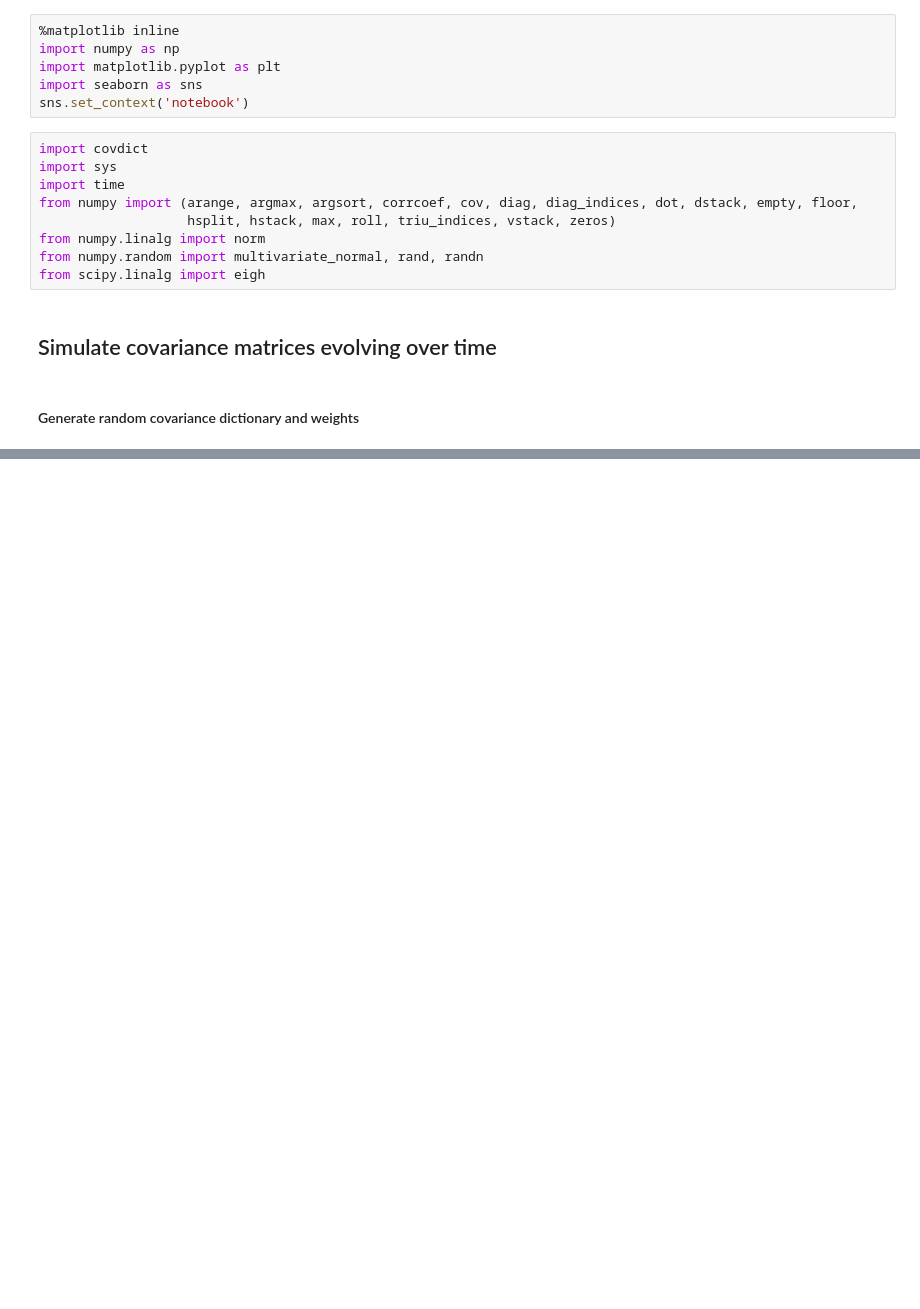
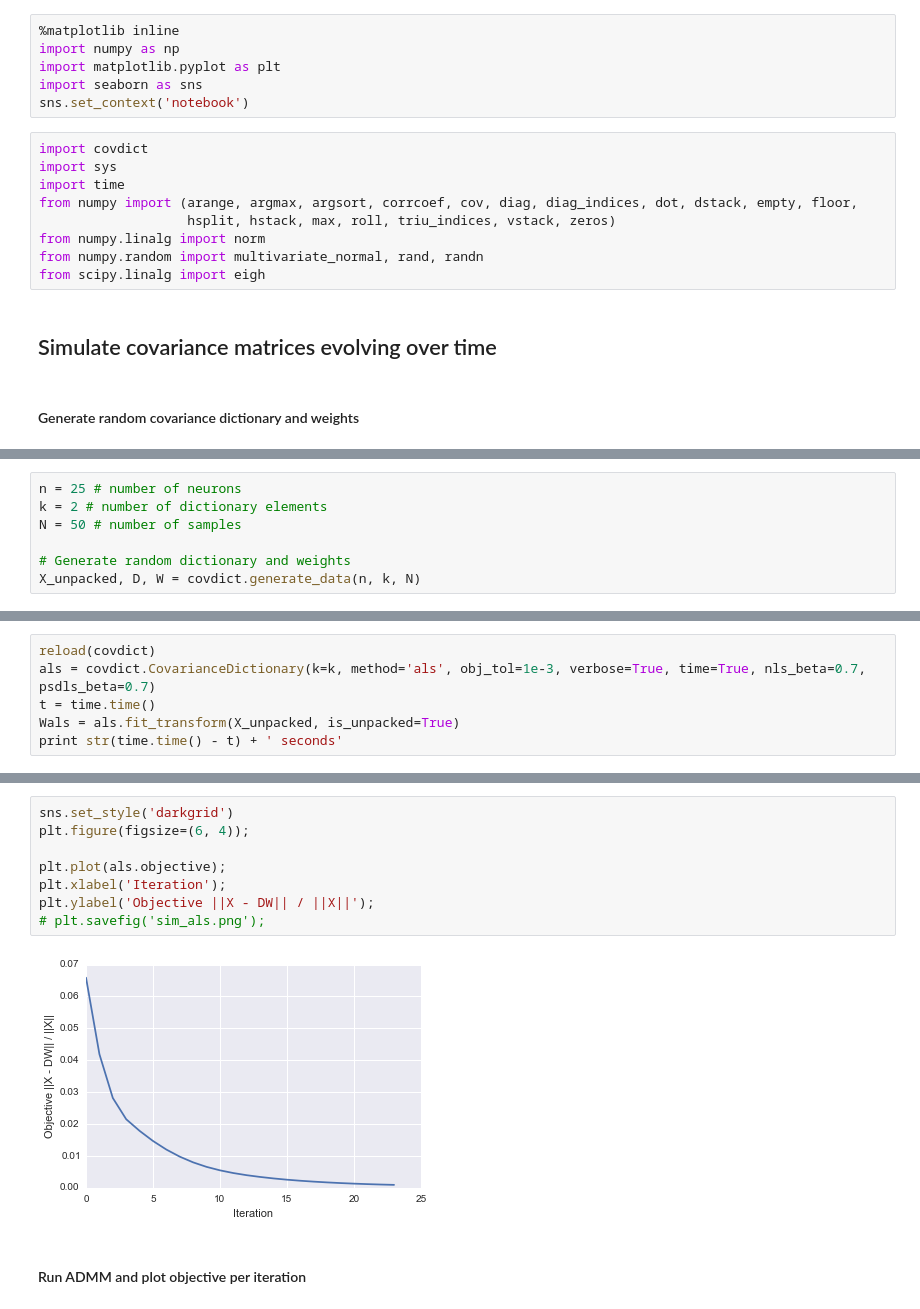
Before and after one commit to clarafy/covariance-dictionary, a Jupyter notebook: demos/simulated.ipynb, the cells around one changed output, grey strips where cells are left out. Drawn from its saved outputs; the diff is of its cells as text; blank space fills up the shorter version.

Commit message:
randomly gen psd matrices

```diff
--- a/demos/simulated.ipynb
+++ b/demos/simulated.ipynb
@@ -353,0 +25,7 @@ plt.legend(['PGM', 'ADMM']);
+# %%
+n = 25 # number of neurons
+k = 2 # number of dictionary elements
+N = 50 # number of samples
+
+# Generate random dictionary and weights
+X_unpacked, D, W = covdict.generate_data(n, k, N)
@@ -353,0 +34,6 @@ plt.legend(['PGM', 'ADMM']);
+# %%
+reload(covdict)
+als = covdict.CovarianceDictionary(k=k, method='als', obj_tol=1e-3, verbose=True, time=True, nls_beta=0.7, psdls_beta=0.7)
+t = time.time()
+Wals = als.fit_transform(X_unpacked, is_unpacked=True)
+print str(time.time() - t) + ' seconds'
@@ -353,0 +58,12 @@ plt.legend(['PGM', 'ADMM']);
+# %%
+sns.set_style('darkgrid')
+plt.figure(figsize=(6, 4));
+
+plt.plot(als.objective);
+plt.xlabel('Iteration');
+plt.ylabel('Objective ||X - DW|| / ||X||');
+# plt.savefig('sim_als.png');
+# %% [output]
+[figure, added]
+# %% [markdown]
+#### Run ADMM and plot objective per iteration
```
Also changed, not shown: parts of 48 cells of this notebook, 1 other file.
